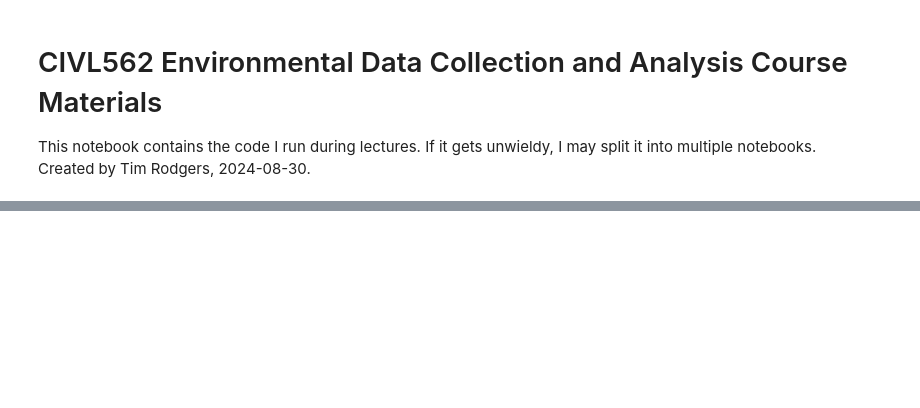
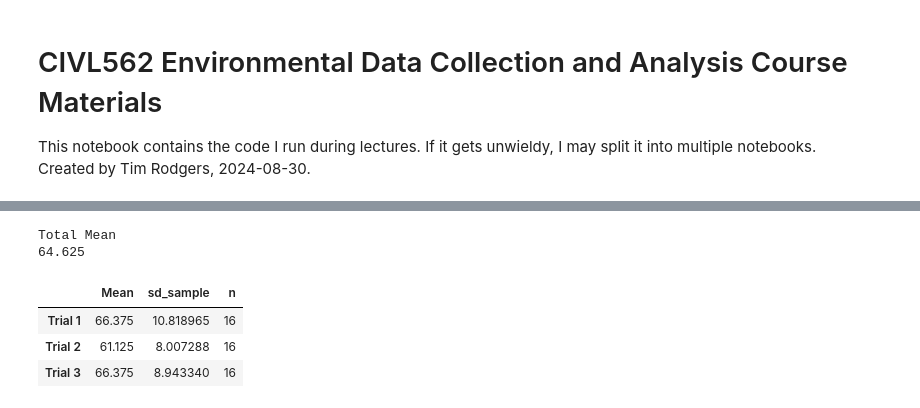
Before and after one commit to tfmrodge/CIVL562_EnvData, a Jupyter notebook: CIVL562_CourseMaterials.ipynb, the cells around one changed output, grey strips where cells are left out. Drawn from its saved outputs; the diff is of its cells as text; code cells hidden in the pictures; blank space fills up the shorter version.

```diff
--- a/CIVL562_CourseMaterials.ipynb
+++ b/CIVL562_CourseMaterials.ipynb
@@ -95,0 +129,16 @@ ax.set_xlim([0,5]);
+# %%
+#We can also look at the class mean across trials
+tdf = pd.DataFrame(tsdf.loc[:,'Trial 1':'Trial 3'].mean(axis=0),columns=['Mean']) #Note capital here as "mean" is already a pandas method
+tdf.loc[:,'sd_sample'] = tsdf.loc[:,'Trial 1':'Trial 3'].std(axis=0)
+tdf.loc[:,'n'] = tsdf.loc[:,'Trial 1':'Trial 3'].count(axis=0)
+#And in total
+print('Total Mean')
+print(tsdf.loc[:,'Trial 1':'Trial 3'].mean(axis=0).mean())
+tdf
+# %% [output]
+Total Mean
+64.625
+|  | Mean | sd_sample | n |
+| Trial 1 | 66.375 | 10.818965 | 16 |
+| Trial 2 | 61.125 | 8.007288 | 16 |
+| Trial 3 | 66.375 | 8.943340 | 16 |
```
Also changed, not shown: parts of 15 cells of this notebook, 1 other file.
